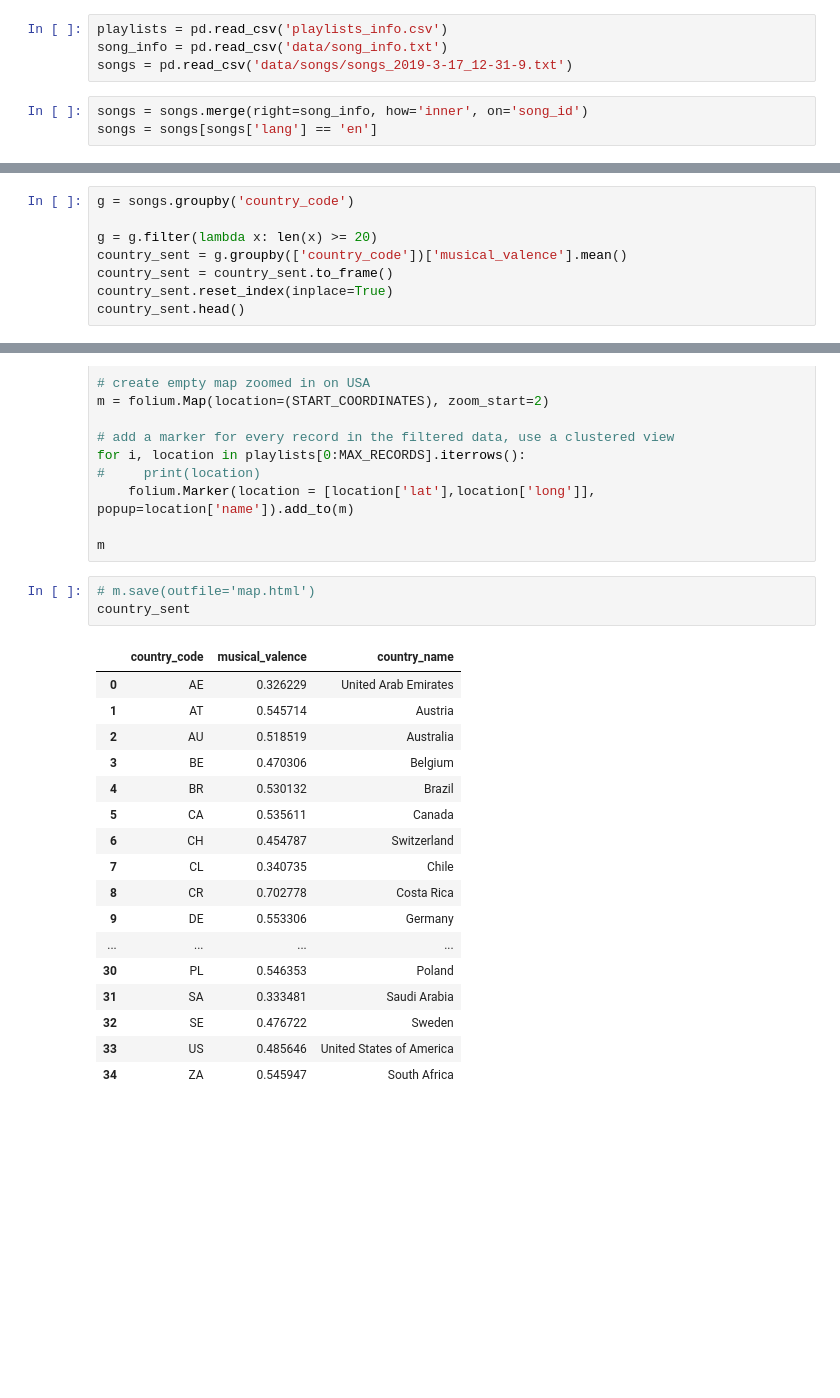
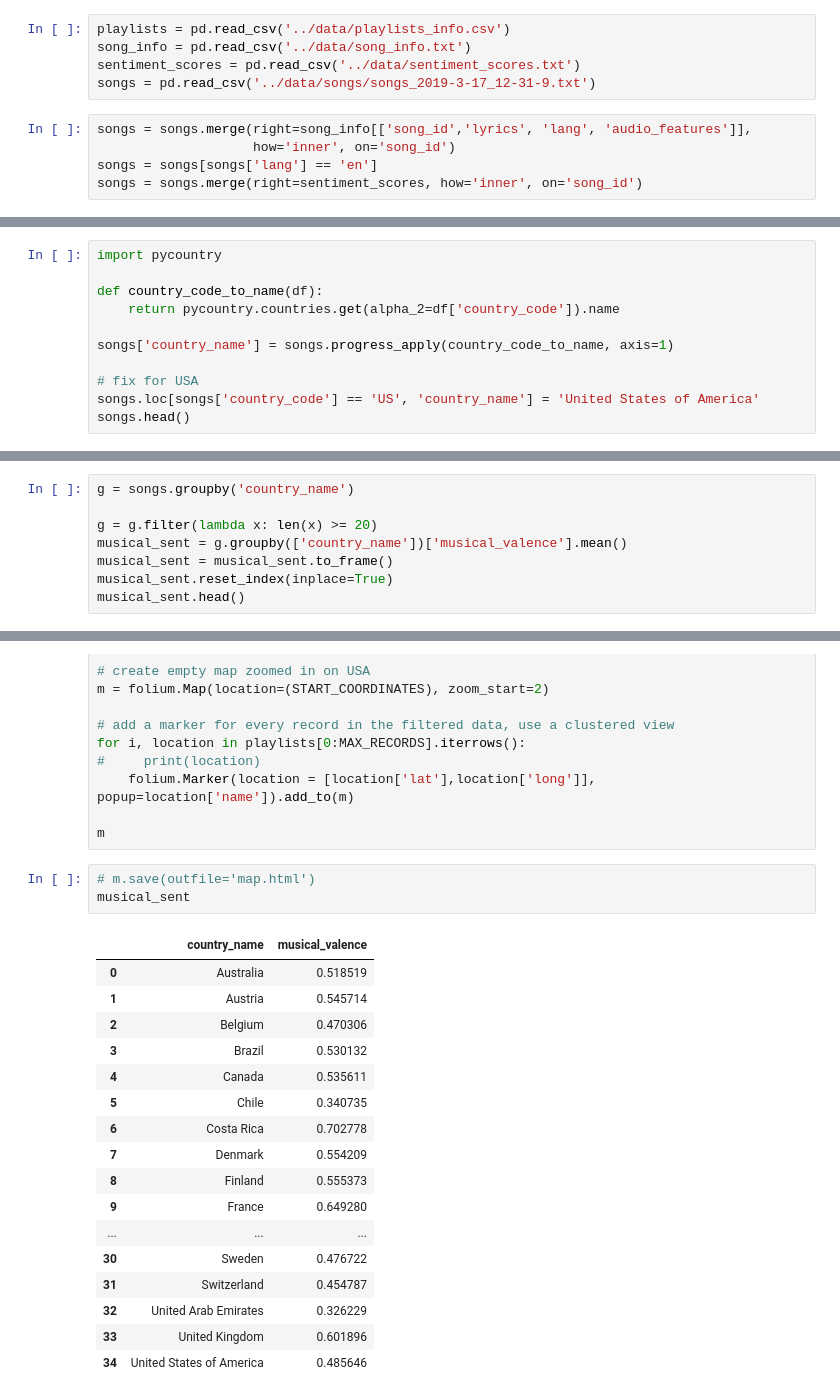
Before and after one commit to Brian-Yeh/musical-map-study, a Jupyter notebook: notebooks/map_visualizations.ipynb, the cells around one changed output, grey strips where cells are left out. Drawn from its saved outputs; the diff is of its cells as text; blank space fills up the shorter version.

Commit message:
Add minor updates to notebooks and lyrical sentiment score map

```diff
--- a/notebooks/map_visualizations.ipynb
+++ b/notebooks/map_visualizations.ipynb
@@ -7,10 +8,13 @@ tqdm_notebook.pandas()
 import folium
 START_COORDINATES = [38.841101, -100.991825]
 # %%
-playlists = pd.read_csv('playlists_info.csv')
-song_info = pd.read_csv('data/song_info.txt')
-songs = pd.read_csv('data/songs/songs_2019-3-17_12-31-9.txt')
+playlists = pd.read_csv('../data/playlists_info.csv')
+song_info = pd.read_csv('../data/song_info.txt')
+sentiment_scores = pd.read_csv('../data/sentiment_scores.txt')
+songs = pd.read_csv('../data/songs/songs_2019-3-17_12-31-9.txt')
 # %%
-songs = songs.merge(right=song_info, how='inner', on='song_id')
+songs = songs.merge(right=song_info[['song_id','lyrics', 'lang', 'audio_features']],
+                    how='inner', on='song_id')
 songs = songs[songs['lang'] == 'en']
+songs = songs.merge(right=sentiment_scores, how='inner', on='song_id')
 # %%
@@ -37,0 +40,11 @@ songs.head()
+# %%
+import pycountry
+
+def country_code_to_name(df):
+    return pycountry.countries.get(alpha_2=df['country_code']).name
+
+songs['country_name'] = songs.progress_apply(country_code_to_name, axis=1)
+
+# fix for USA
+songs.loc[songs['country_code'] == 'US', 'country_name'] = 'United States of America'
+songs.head()
@@ -38,9 +59,9 @@ songs.head()
 # %%
-g = songs.groupby('country_code')
+g = songs.groupby('country_name')
 
 g = g.filter(lambda x: len(x) >= 20)
-country_sent = g.groupby(['country_code'])['musical_valence'].mean()
-country_sent = country_sent.to_frame()
-country_sent.reset_index(inplace=True)
-country_sent.head()
+musical_sent = g.groupby(['country_name'])['musical_valence'].mean()
+musical_sent = musical_sent.to_frame()
+musical_sent.reset_index(inplace=True)
+musical_sent.head()
 # %% [output]
@@ -85,22 +99,22 @@ for i, location in playlists[0:MAX_RECORDS].iterrows():
 m
 # %%
 # m.save(outfile='map.html')
-country_sent
+musical_sent
 # %% [output]
-|  | country_code | musical_valence | country_name |
-| 0 | AE | 0.326229 | United Arab Emirates |
-| 1 | AT | 0.545714 | Austria |
-| 2 | AU | 0.518519 | Australia |
-| 3 | BE | 0.470306 | Belgium |
-| 4 | BR | 0.530132 | Brazil |
-| 5 | CA | 0.535611 | Canada |
-| 6 | CH | 0.454787 | Switzerland |
-| 7 | CL | 0.340735 | Chile |
-| 8 | CR | 0.702778 | Costa Rica |
-| 9 | DE | 0.553306 | Germany |
-| ... | ... | ... | ... |
-| 30 | PL | 0.546353 | Poland |
-| 31 | SA | 0.333481 | Saudi Arabia |
-| 32 | SE | 0.476722 | Sweden |
-| 33 | US | 0.485646 | United States of America |
-| 34 | ZA | 0.545947 | South Africa |
+|  | country_name | musical_valence |
+| 0 | Australia | 0.518519 |
+| 1 | Austria | 0.545714 |
+| 2 | Belgium | 0.470306 |
+| 3 | Brazil | 0.530132 |
+| 4 | Canada | 0.535611 |
+| 5 | Chile | 0.340735 |
+| 6 | Costa Rica | 0.702778 |
+| 7 | Denmark | 0.554209 |
+| 8 | Finland | 0.555373 |
+| 9 | France | 0.649280 |
+| ... | ... | ... |
+| 30 | Sweden | 0.476722 |
+| 31 | Switzerland | 0.454787 |
+| 32 | United Arab Emirates | 0.326229 |
+| 33 | United Kingdom | 0.601896 |
+| 34 | United States of America | 0.485646 |
```
Also changed, not shown: parts of 13 cells of this notebook, 4 other files.
